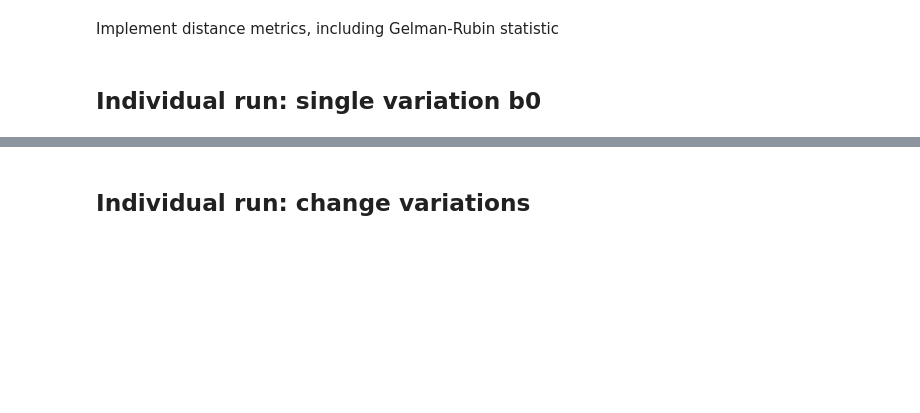
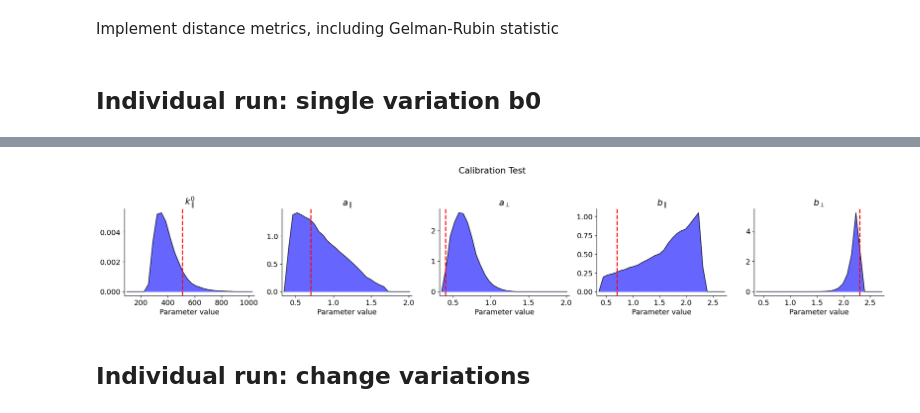
Before and after one commit to hawaii-ai/GalacticCosmicRays, a Jupyter notebook: notebooks/plot/plot_hmc_calibration_test.ipynb, the cells around one changed output, grey strips where cells are left out. Saved outputs shown, nothing was run; the diff lists cells and outputs as text; code cells hidden in the pictures; blank space fills up the shorter version.

```diff
--- a/notebooks/plot/plot_hmc_calibration_test.ipynb
+++ b/notebooks/plot/plot_hmc_calibration_test.ipynb
@@ -468,3 +416,64 @@ sampled parameters for index 12: [5.10000009e+02 6.99999963e-01 6.05263150e-01 4
+# %%
+num_bins = 30
+scale = True
+
+fig, axs = plt.subplots(1, 5, figsize=(20, 4), sharey=False)
+plt.suptitle(
+    f"Calibration Test"
+)
+
+for j, param in enumerate(PARAMETERS):
+    # Common bins for this parameter (global binning)
+    vmin = PARAMETERS_MIN[j] - 0.2 * PARAMETERS_MIN[j]
+    vmax = PARAMETERS_MAX[j] + 0.2 * PARAMETERS_MAX[j]
+    bins = np.linspace(vmin, vmax, num_bins + 1)
+    bin_centers = 0.5 * (bins[:-1] + bins[1:])
+
+    ax = axs[j]
+
+    ax.set_title(f"{PARAMETERS_NAME[j]}")
+
+    max_hist = 0
+
+    # Get maximum histogram value across all chains for this parameter
+    samples = hmc_samples[param].values
+
+    hist, _ = np.histogram(samples, bins=bins, density=True)
+
+    # Filled area
+    ax.fill_between(
+        bin_centers,
+        0,
+        hist,
+        alpha=0.6,
+        linewidth=0.5,
+        edgecolor="black",
+        color='blue',
+    )
+    # Outline
+    ax.plot(bin_centers, hist, linewidth=1.0, color="black")
+
+    ax.set_xlim(vmin, vmax)
+    ax.set_xlabel("Parameter value")
+
+    # Clean up spines for a more "joyplot" aesthetic
+    ax.spines["top"].set_visible(False)
+    ax.spines["right"].set_visible(False)
+
+    ax.axvline(
+        true_parameter_values[j],
+        color='red',
+        lw=2,
+        linestyle='--',
+        label='True value'
+    )
+
+plt.tight_layout(rect=[0, 0, 1, 0.95])
+plt.savefig(plots_dir / f'calibration_histogram_{idx}.png', dpi=300)
+plt.savefig(plots_dir / f'calibration_histogram_{idx}.pdf')
+plt.show()
+# %% [output]
+[figure, added]
 # %% [markdown]
 ## Individual run: change variations
 # %%
```
Also changed, not shown: parts of 7 cells of this notebook, 4 other files.
